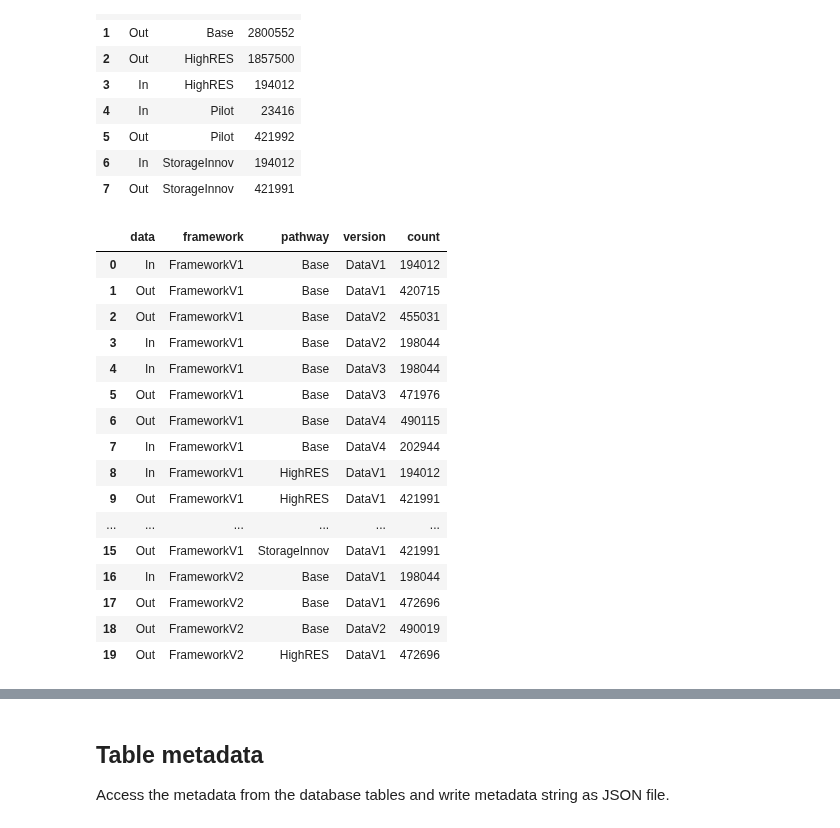
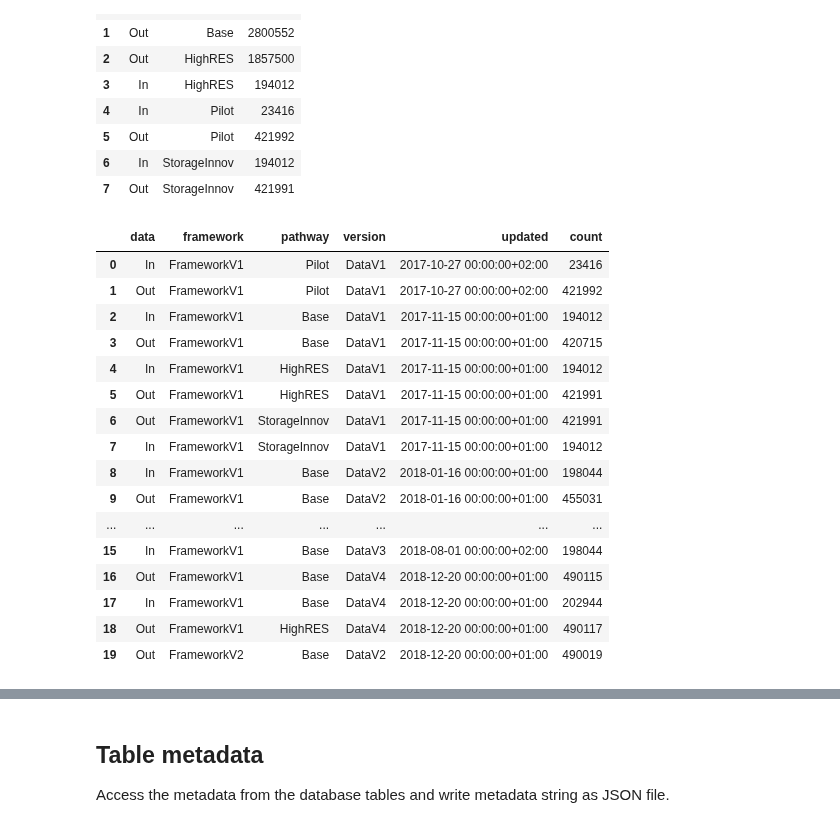
Before and after one commit to ReeemProject/reeem_db, a Jupyter notebook: database_views/reeem_jupyter/reeem_db_plot_TIMESPanEU.ipynb, the cells around one changed output, grey strips where cells are left out. Drawn from its saved outputs; the diff is of its cells as text; code cells hidden in the pictures.

```diff
--- a/database_views/reeem_jupyter/reeem_db_plot_TIMESPanEU.ipynb
+++ b/database_views/reeem_jupyter/reeem_db_plot_TIMESPanEU.ipynb
@@ -135,36 +135,36 @@ df_path
 | 7 | Out | StorageInnov | 421991 |
 # %%
 # Versions
-column = 'framework,pathway,version' # id, pathway, version, region, year, indicator, category, value, unit
+column = 'framework,pathway,version,updated' # id, pathway, version, region, year, indicator, category, value, unit
 sql = text("""
     SELECT  'In' AS data, {3}, count(*) AS count
     FROM    {0}.{1}
     GROUP BY {3}
     UNION ALL
     SELECT  'Out' AS data, {3}, count(*) AS count
     FROM    {0}.{2}
     GROUP BY {3}
-    ORDER BY {3}; """.format(schema, table_in, table_out, column))
+    ORDER BY updated,{3}; """.format(schema, table_in, table_out, column))
 df_ver = pd.read_sql_query(sql, con)
 df_ver
 # %% [output]
-|  | data | framework | pathway | version | count |
-| 0 | In | FrameworkV1 | Base | DataV1 | 194012 |
-| 1 | Out | FrameworkV1 | Base | DataV1 | 420715 |
-| 2 | Out | FrameworkV1 | Base | DataV2 | 455031 |
-| 3 | In | FrameworkV1 | Base | DataV2 | 198044 |
-| 4 | In | FrameworkV1 | Base | DataV3 | 198044 |
-| 5 | Out | FrameworkV1 | Base | DataV3 | 471976 |
-| 6 | Out | FrameworkV1 | Base | DataV4 | 490115 |
-| 7 | In | FrameworkV1 | Base | DataV4 | 202944 |
-| 8 | In | FrameworkV1 | HighRES | DataV1 | 194012 |
-| 9 | Out | FrameworkV1 | HighRES | DataV1 | 421991 |
-| ... | ... | ... | ... | ... | ... |
-| 15 | Out | FrameworkV1 | StorageInnov | DataV1 | 421991 |
-| 16 | In | FrameworkV2 | Base | DataV1 | 198044 |
-| 17 | Out | FrameworkV2 | Base | DataV1 | 472696 |
-| 18 | Out | FrameworkV2 | Base | DataV2 | 490019 |
-| 19 | Out | FrameworkV2 | HighRES | DataV1 | 472696 |
+|  | data | framework | pathway | version | updated | count |
+| 0 | In | FrameworkV1 | Pilot | DataV1 | 2017-10-27 00:00:00+02:00 | 23416 |
+| 1 | Out | FrameworkV1 | Pilot | DataV1 | 2017-10-27 00:00:00+02:00 | 421992 |
+| 2 | In | FrameworkV1 | Base | DataV1 | 2017-11-15 00:00:00+01:00 | 194012 |
+| 3 | Out | FrameworkV1 | Base | DataV1 | 2017-11-15 00:00:00+01:00 | 420715 |
+| 4 | In | FrameworkV1 | HighRES | DataV1 | 2017-11-15 00:00:00+01:00 | 194012 |
+| 5 | Out | FrameworkV1 | HighRES | DataV1 | 2017-11-15 00:00:00+01:00 | 421991 |
+| 6 | Out | FrameworkV1 | StorageInnov | DataV1 | 2017-11-15 00:00:00+01:00 | 421991 |
+| 7 | In | FrameworkV1 | StorageInnov | DataV1 | 2017-11-15 00:00:00+01:00 | 194012 |
+| 8 | In | FrameworkV1 | Base | DataV2 | 2018-01-16 00:00:00+01:00 | 198044 |
+| 9 | Out | FrameworkV1 | Base | DataV2 | 2018-01-16 00:00:00+01:00 | 455031 |
+| ... | ... | ... | ... | ... | ... | ... |
+| 15 | In | FrameworkV1 | Base | DataV3 | 2018-08-01 00:00:00+02:00 | 198044 |
+| 16 | Out | FrameworkV1 | Base | DataV4 | 2018-12-20 00:00:00+01:00 | 490115 |
+| 17 | In | FrameworkV1 | Base | DataV4 | 2018-12-20 00:00:00+01:00 | 202944 |
+| 18 | Out | FrameworkV1 | HighRES | DataV4 | 2018-12-20 00:00:00+01:00 | 490117 |
+| 19 | Out | FrameworkV2 | Base | DataV2 | 2018-12-20 00:00:00+01:00 | 490019 |
 # %%
 # Years
 column = 'year' # id, pathway, version, region, year, indicator, category, value, unit
```
Also changed, not shown: parts of 8 cells of this notebook.
